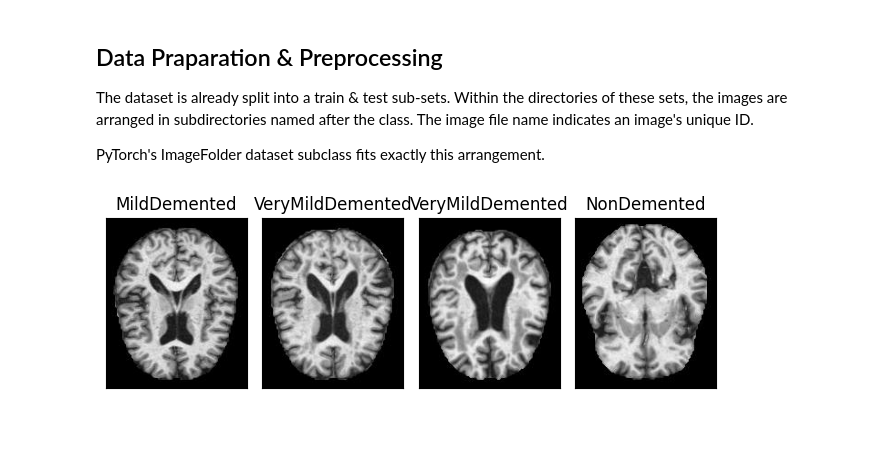
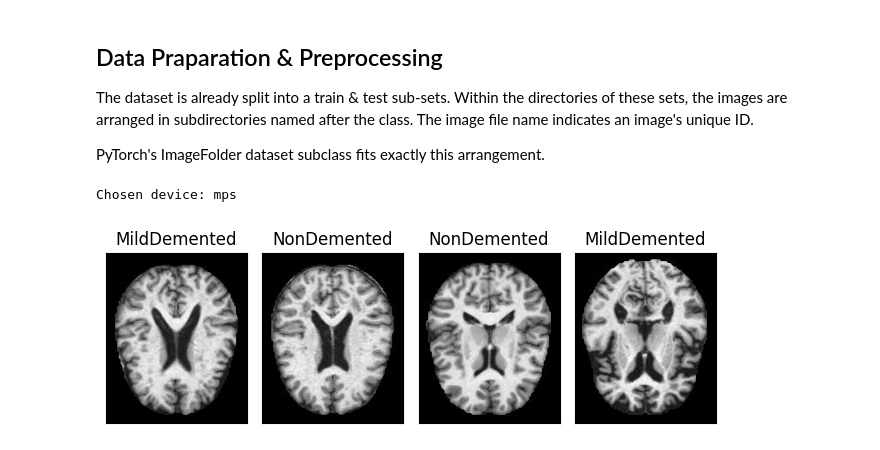
Before and after one commit to ElbazHaim/mri_alzheimer_dl_project, a Jupyter notebook: project.ipynb, the cells around one changed output. Cells and saved outputs as stored; diff of their text form; code cells hidden in the pictures.

```diff
--- a/project.ipynb
+++ b/project.ipynb
@@ -31,14 +30,23 @@ TESTPATH  = "Alzheimer_s Dataset/train/"
+# %%
+TRAINPATH = "Alzheimer_s Dataset/train/"
+TESTPATH  = "Alzheimer_s Dataset/train/"
+
+# Making code compatible with either M1, Cuda or CPU
+device = "mps" if torch.backends.mps.is_available() else "cuda" if torch.cuda.is_available() else "cpu"
+print(f"Chosen device: {device}")
+# %% [output]
+Chosen device: mps
 # %%
 transformer = transforms.Compose([transforms.Resize((208, 176)),
                                 transforms.CenterCrop((188, 156)),
                                 transforms.ToTensor()])
-dataset = datasets.ImageFolder(TRAINPATH, transform=transformer)
-class_to_idx = dataset.class_to_idx
+train_dataset = datasets.ImageFolder(TRAINPATH, transform=transformer)
+class_to_idx = train_dataset.class_to_idx
 idx_to_class = {v: k for k, v in class_to_idx.items()}
 # %%
-loader = DataLoader(dataset, batch_size=32, shuffle=True)
+train_loader = DataLoader(train_dataset, batch_size=32, shuffle=True)
 # %%
-img, labels = next(iter(loader))
+img, labels = next(iter(train_loader))
 show_images([img[i] for i in range(4)], labels, idx_to_class)
 # %% [output]
-[figure, old version]
+[figure, new version]
```
Also changed, not shown: parts of 6 cells of this notebook, 1 other file.
